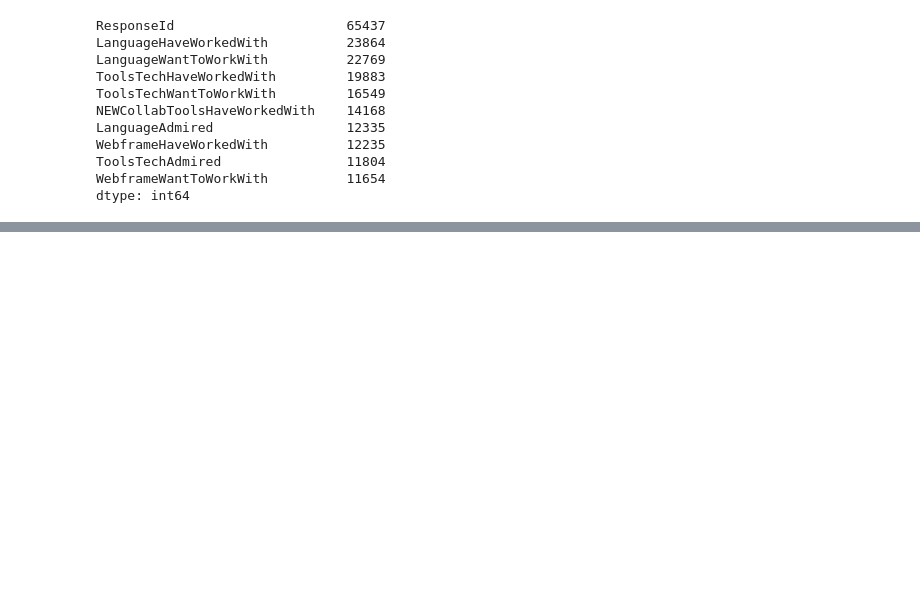
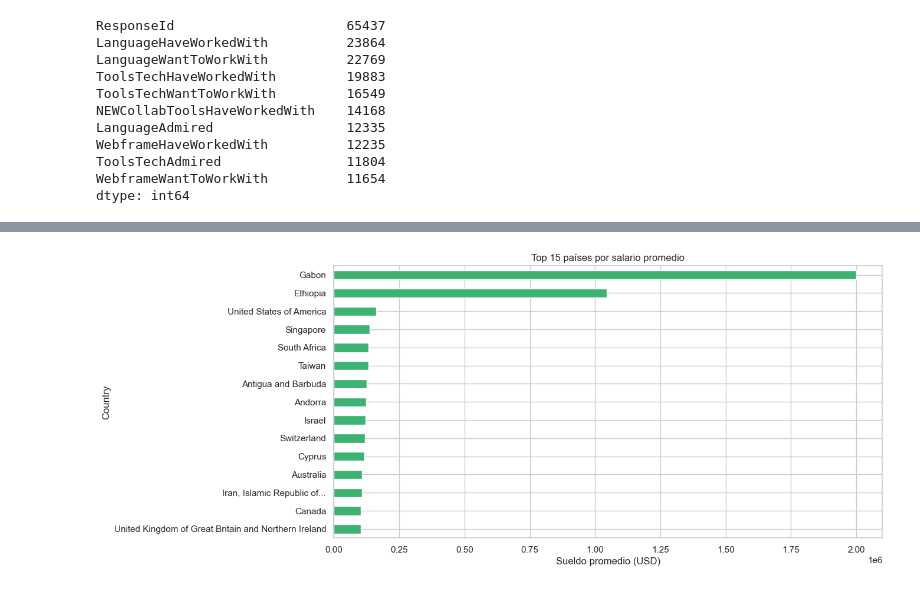
Before and after one commit to Emilianoc28/Empleos-Tech-Stackoverflow, a Jupyter notebook: notebooks/01_EDA.ipynb, the cells around one changed output, grey strips where cells are left out. Drawn from its saved outputs; the diff is of its cells as text; code cells hidden in the pictures; blank space fills up the shorter version.

```diff
--- a/notebooks/01_EDA.ipynb
+++ b/notebooks/01_EDA.ipynb
@@ -68,0 +82,10 @@ dtype: int64
+# %%
+#Sueldo promedio por país (solo top 15)
+df.groupby("Country")["ConvertedCompYearly"].mean().sort_values(ascending=False).head(15).plot(
+    kind="barh", color="mediumseagreen")
+plt.title("Top 15 países por salario promedio")
+plt.xlabel("Sueldo promedio (USD)")
+plt.gca().invert_yaxis()
+plt.show()
+# %% [output]
+[figure, added]
```
Also changed, not shown: parts of 7 cells of this notebook, 1 other file.
